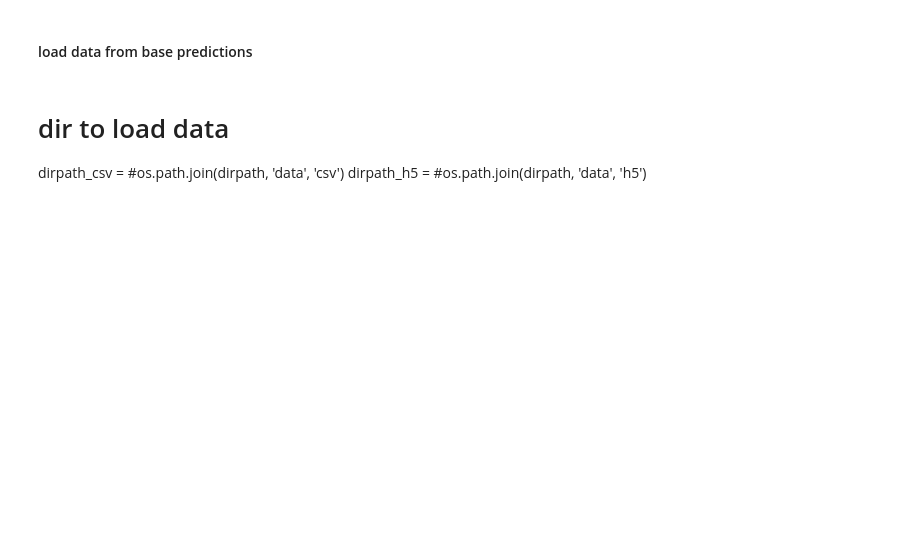
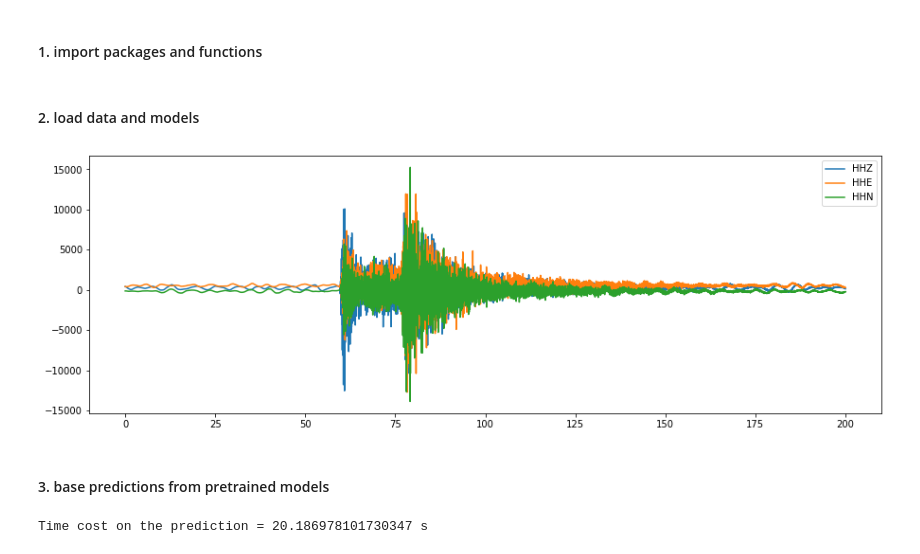
Before and after one commit to congcy/ELEP, a Jupyter notebook: docs/tutorials/example_simple_ensemble.ipynb, the cells around one changed output. Cells and saved outputs as stored; diff of their text form; code cells hidden in the pictures; blank space fills up the shorter version.

```diff
--- a/docs/tutorials/example_simple_ensemble.ipynb
+++ b/docs/tutorials/example_simple_ensemble.ipynb
@@ -5 +17,3 @@
+# %% [markdown]
+#### 1. import packages and functions
 # %%
@@ -32,6 +39,19 @@ from mbf import MB_filter as MBF
 # %% [markdown]
-#### load data from base predictions
+#### 2. load data and models
-# %% [markdown]
-# dir to load data
-dirpath_csv = #os.path.join(dirpath, 'data', 'csv')
-dirpath_h5 = #os.path.join(dirpath, 'data', 'h5')
+# %%
+# download example waveforms
+starttime = UTCDateTime("2007/01/02 05:48:50")
+net, sta, loc, chan = "CX", "PB01", "*", "HH?"
+client = Client("GFZ")
+
+stream = client.get_waveforms(network=net, station=sta, location=loc, channel=chan, starttime=starttime-50, endtime=starttime+150)
+
+# plot example waveforms
+fig = plt.figure(figsize=(15, 5))
+ax = fig.add_subplot(111)
+for i in range(3):
+    ax.plot(stream[i].times(), stream[i].data, label=stream[i].stats.channel)
+ax.legend()
+plt.show()
+# %% [output]
+[figure, added]
@@ -37,0 +83,31 @@ dirpath_h5 = #os.path.join(dirpath, 'data', 'h5')
+# %% [markdown]
+#### 3. base predictions from pretrained models
+# %%
+# model prediction
+time0 = time.time()
+
+pn_ethz_annotations = pn_ethz_model.annotate(stream)
+pn_instance_annotations = pn_instance_model.annotate(stream)
+pn_scedc_annotations = pn_scedc_model.annotate(stream)
+pn_stead_annotations = pn_stead_model.annotate(stream)
+pn_geofon_annotations = pn_geofon_model.annotate(stream)
+pn_neic_annotations = pn_neic_model.annotate(stream)
+
+gpd_origional_annotations = gpd_original_model.annotate(stream)
+gpd_ethz_annotations = gpd_ethz_model.annotate(stream)
+gpd_scedc_annotations = gpd_scedc_model.annotate(stream)
+gpd_stead_annotations = gpd_stead_model.annotate(stream)
+gpd_geofon_annotations = gpd_geofon_model.annotate(stream)
+gpd_neic_annotations = gpd_neic_model.annotate(stream)
+
+eqt_origional_annotations = eqt_original_model.annotate(stream)
+eqt_ethz_annotations = eqt_ethz_model.annotate(stream)
+eqt_instance_annotations = eqt_instance_model.annotate(stream)
+eqt_scedc_annotations = eqt_scedc_model.annotate(stream)
+eqt_geofon_annotations = eqt_geofon_model.annotate(stream)
+eqt_stead_annotations = eqt_stead_model.annotate(stream)
+
+time1 = time.time()
+print(f'Time cost on the prediction = {time1-time0} s')
+# %% [output]
+Time cost on the prediction = 20.186978101730347 s
```
Also changed, not shown: parts of 13 cells of this notebook, 8 other files.
